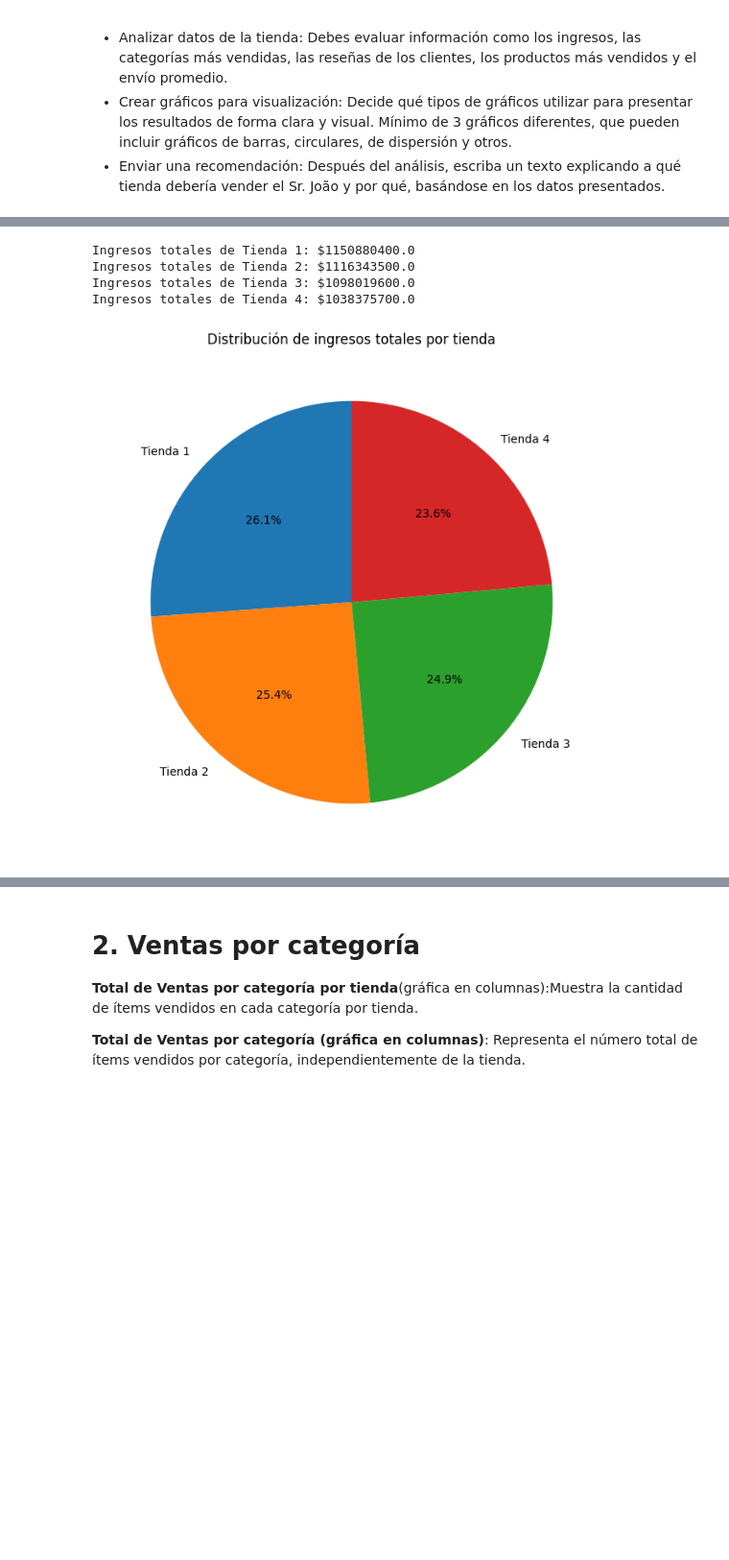
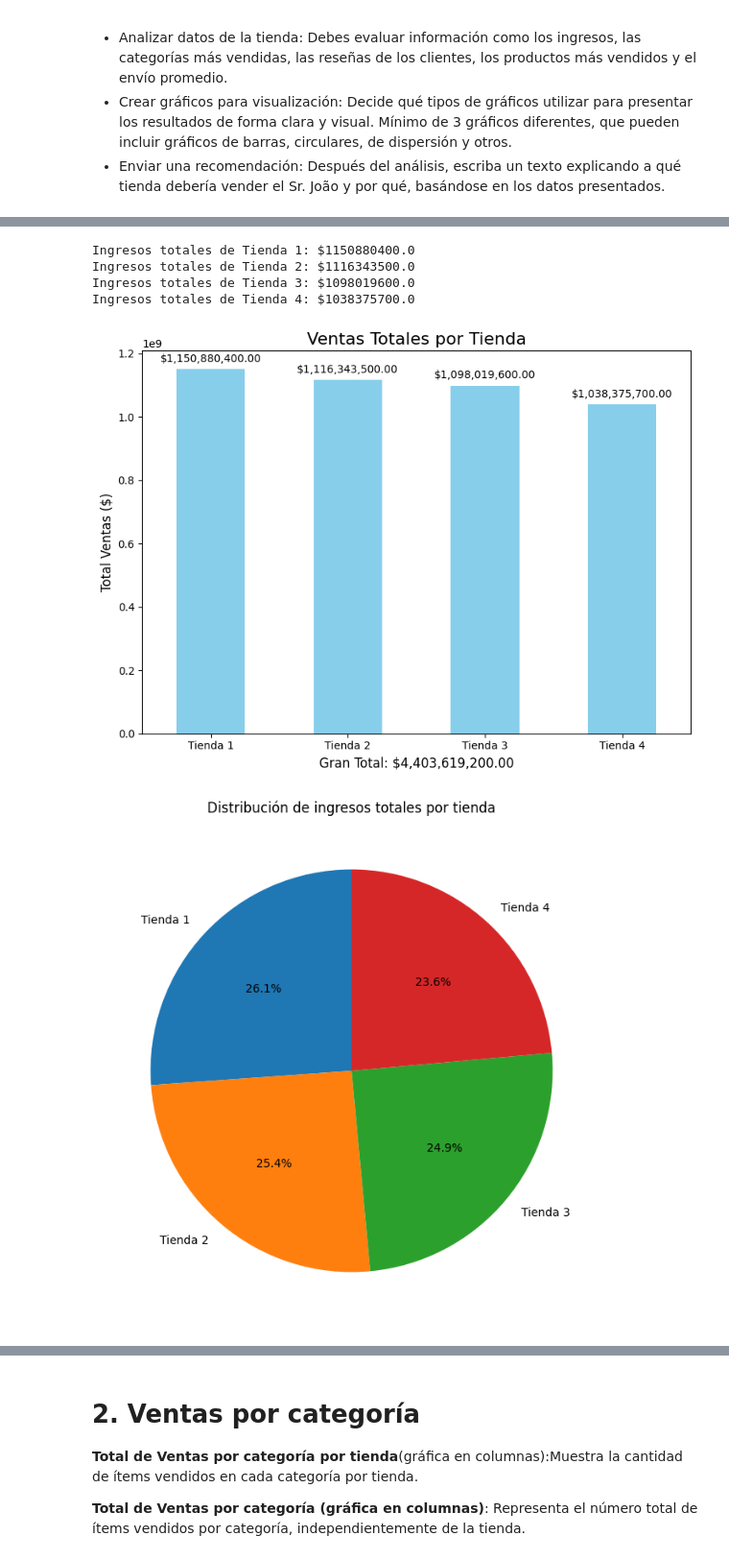
Before and after one commit to mauloredo/challenge-alura-store-mlp, a Jupyter notebook: AluraStoreLatam.ipynb, the cells around one changed output, grey strips where cells are left out. Shown at 96% size. Drawn from its saved outputs; the diff is of its cells as text; code cells hidden in the pictures; blank space fills up the shorter version.

```diff
--- a/AluraStoreLatam.ipynb
+++ b/AluraStoreLatam.ipynb
@@ -59,30 +69,67 @@ Suma los valores de ingresos por tienda.
 # %%
 import matplotlib.pyplot as plt
 
 # Calcula los ingresos totales por tienda directamente desde la columna 'Precio'
 ingresos_tienda1 = tienda['Precio'].sum()
 ingresos_tienda2 = tienda2['Precio'].sum()
 ingresos_tienda3 = tienda3['Precio'].sum()
 ingresos_tienda4 = tienda4['Precio'].sum()
 
 # Muestra los resultados
 print(f"Ingresos totales de Tienda 1: ${ingresos_tienda1}")
 print(f"Ingresos totales de Tienda 2: ${ingresos_tienda2}")
 print(f"Ingresos totales de Tienda 3: ${ingresos_tienda3}")
 print(f"Ingresos totales de Tienda 4: ${ingresos_tienda4}")
 
 # Crear un DataFrame con los ingresos de cada tienda
 ingresos = pd.Series([ingresos_tienda1, ingresos_tienda2, ingresos_tienda3, ingresos_tienda4],
                      index=['Tienda 1', 'Tienda 2', 'Tienda 3', 'Tienda 4'])
+# Calcular el total general de ventas
+total_ingresos = ingresos.sum()
 
-# Generar la gráfica de pastel
+# Generar la gráfica de barras
+fig, ax = plt.subplots(figsize=(8, 6))
+barras = ingresos.plot(kind='bar', color='skyblue', ax=ax)
+
+# Configurar etiquetas en el eje X
+ax.set_xticklabels(ingresos.index, rotation=0)
+
+# Añadir el título y etiquetas de ejes
+ax.set_title('Ventas Totales por Tienda', fontsize=16)
+ax.set_xlabel(f'Gran Total: ${total_ingresos:,.2f}', fontsize=12)
+ax.set_ylabel('Total Ventas ($)', fontsize=12)
+
+# Mostrar el total de ventas encima de cada barra
+for i, valor in enumerate(ingresos):
+    ax.text(i, valor + max(ingresos) * 0.02, f'${valor:,.2f}', ha='center', fontsize=10, color='black')
+
+# Mostrar la gráfica
+plt.tight_layout()
+plt.show()
+
+# Generar la gráfica de pastel de distribución de facturación
 ingresos.plot(kind='pie', autopct='%1.1f%%', startangle=90, figsize=(8, 8))
 plt.title('Distribución de ingresos totales por tienda')
 plt.ylabel('')  # Elimina la etiqueta del eje Y para mayor claridad
 plt.show()
+
+# Combinar los datos de todas las tiendas en un DataFrame único
+datos_combinados = pd.concat([tienda, tienda2, tienda3, tienda4])
+
+
+# Agrupar por método de pago y sumar la facturación total
+facturacion_por_metodo = datos_combinados.groupby('Método de pago')['Precio'].sum()
+
+
+# Crear la gráfica circular
+facturacion_por_metodo.plot(kind='pie', autopct='%1.1f%%', startangle=90, figsize=(8, 8))
+plt.title('Distribución de Métodos de Pago vs Total de Facturación')
+plt.ylabel('')  # Eliminar la etiqueta del eje Y para mayor claridad
+plt.show()
 # %% [output]
 Ingresos totales de Tienda 1: $1150880400.0
 Ingresos totales de Tienda 2: $1116343500.0
 Ingresos totales de Tienda 3: $1098019600.0
 Ingresos totales de Tienda 4: $1038375700.0
-[figure, old version]
+[figure, new version]
+[figure, added]
```
Also changed, not shown: parts of 5 cells of this notebook.
